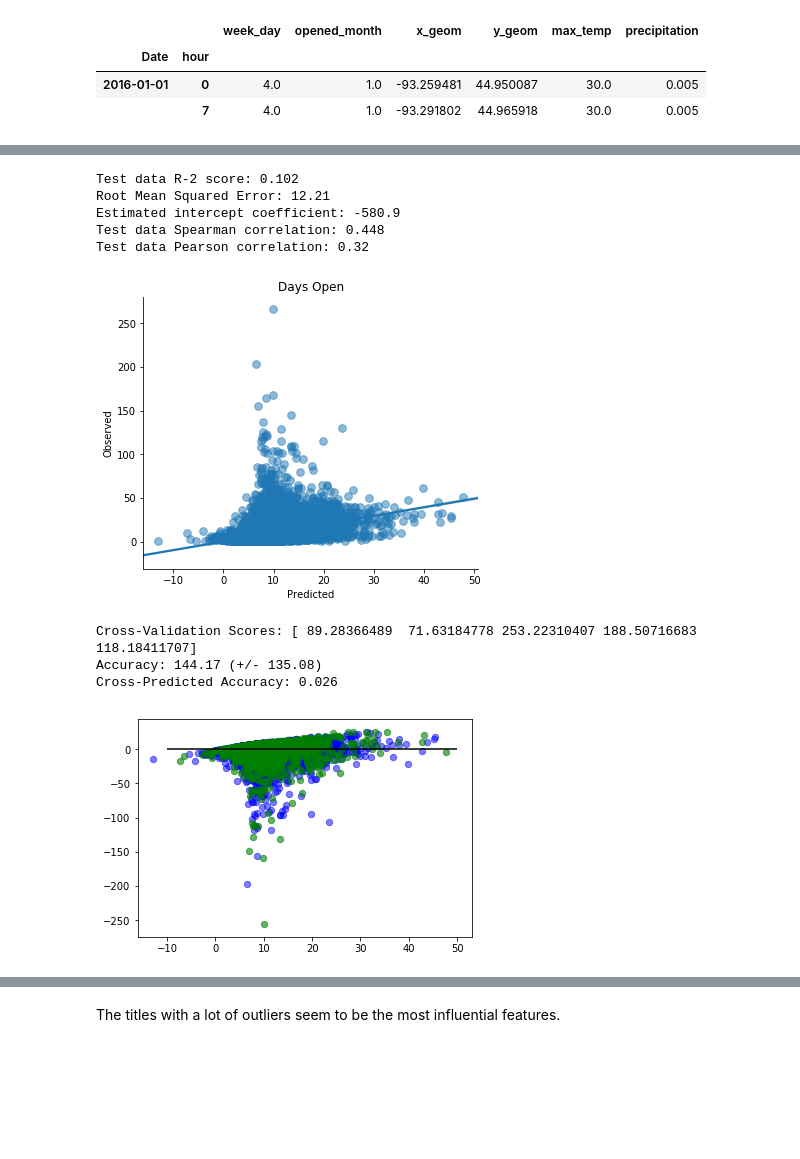
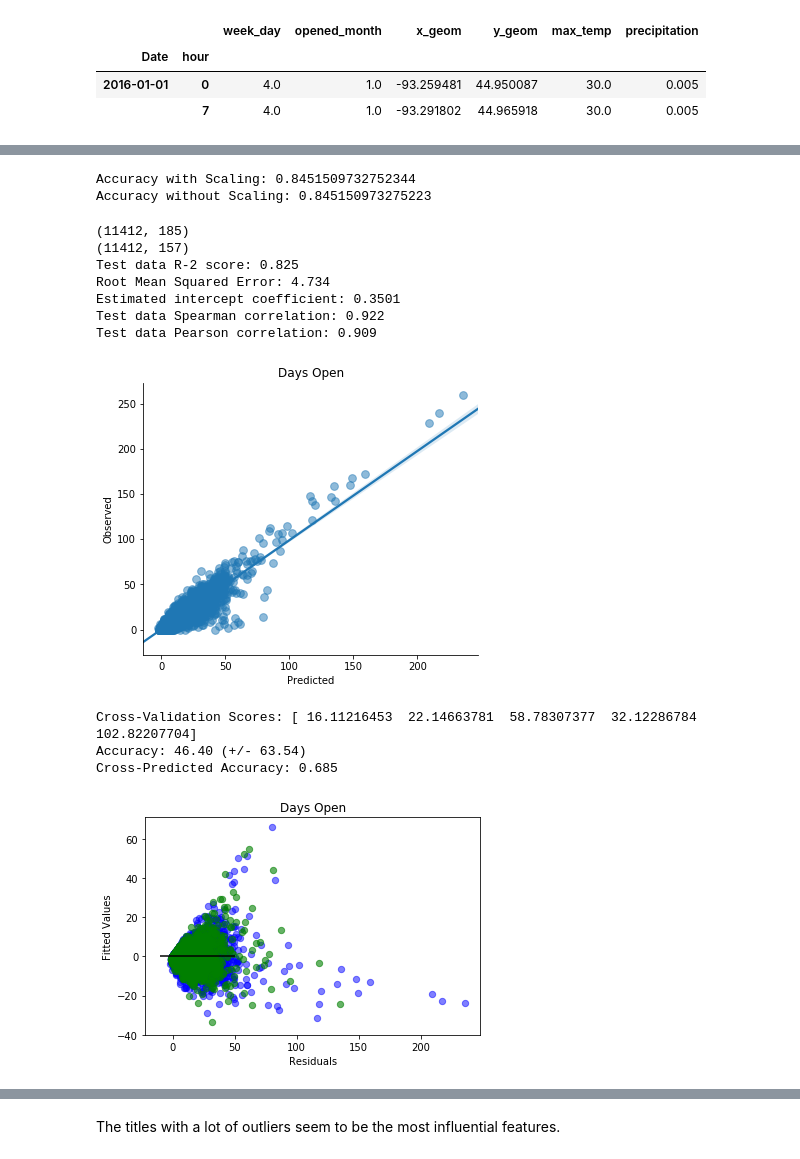
Before and after one commit to lwdee/Springboard, a Jupyter notebook: Capstone/Capstone_1_Machine_Learning.ipynb, the cells around one changed output, grey strips where cells are left out. Cells and saved outputs as stored; diff of their text form; code cells hidden in the pictures; blank space fills up the shorter version.

```diff
--- a/Capstone/Capstone_1_Machine_Learning.ipynb
+++ b/Capstone/Capstone_1_Machine_Learning.ipynb
@@ -197,7 +231,7 @@ X_titles_hr.head(3)
 y = df[['Date', 'hour', 'days_open']]
 
 # aggregate by day and by HOUR
-y = y.groupby(['Date', 'hour']).mean()
+y = y.groupby(['Date', 'hour']).sum()
 
 # View
 print(len(y))
@@ -289,6 +329,13 @@ def LinRegEval(X, y):
     plt.scatter(predicted_train, predicted_train - y_train, c='b', s=40, alpha=.5)
     plt.scatter(predicted_test, predicted_test - y_test, c='g', s=40, alpha=.6)
     plt.hlines(y=0, xmin=-10, xmax=50)
+
+    plt.xlabel("Residuals")
+    plt.ylabel("Fitted Values")
+    plt.title("Days Open")
+    ax.spines['top'].set_visible(False)
+    ax.spines['right'].set_visible(False)
+    plt.show()
 # %%
 # Apply linear regression to titles data
 LinRegEval(X_titles_hr, y)
@@ -443,7 +442,7 @@ Cross-Predicted Accuracy: -0.023
 # %%
 df_nums = df_closed[['Date', 'hour', 'week_day', 'opened_month', 'x_geom', 'y_geom', 'max_temp',
                      'precipitation']]
-X_nums_hr = df_nums.groupby(['Date', 'hour']).mean().astype('float64')
+X_nums_hr = df_nums.groupby(['Date', 'hour']).sum().astype('float64')
 
 #.agg({'x_geom':'mode', 'y_geom':'mode', 'max_temp':'mean', 'min_temp':'mean',
 #    'precipitation':'mean', 'snow_depth':'mean'})
@@ -460,7 +459,15 @@ X_nums_hr.head(2)
 # %%
 # Create df with all numerical features and titles
 
-X_all = pd.concat([X_titles_hr, X_nums_hr], axis=1, join='outer')
+X_all = pd.concat([X_titles_hr, X_nums_hr, X_hood], axis=1, join='outer')
+#Test data R-2 score: 0.828
+#Root Mean Squared Error: 4.683
+#Cross-Predicted Accuracy: 0.687
+
+#X_all = pd.concat([X_titles_hr, X_nums_hr], axis=1, join='outer')
+#Test data R-2 score: 0.823
+#Root Mean Squared Error: 4.754
+#Cross-Predicted Accuracy: 0.686
 
 # Use the hour column as a feature
 X_all = X_all.reset_index(level=['hour'])
@@ -486,0 +518,23 @@ Cross-Predicted Accuracy: 0.025
+# %%
+# Setup the pipeline steps: steps
+steps = [('scaler', StandardScaler()),  #with_mean=False
+        ('lm', LinearRegression())]
+
+# Create the pipeline: pipeline
+pipeline = Pipeline(steps)
+
+# Create train and test sets
+X_train, X_test, y_train, y_test = train_test_split(X_all, y, test_size = 0.3, random_state=42)
+
+# Fit the pipeline to the training set: knn_scaled
+lm_scaled = pipeline.fit(X_train, y_train)
+
+# Instantiate and fit a k-NN classifier to the unscaled data
+lm_unscaled = LinearRegression().fit(X_train, y_train)
+
+# Compute and print metrics
+print('Accuracy with Scaling: {}'.format(lm_scaled.score(X_test, y_test)))
+print('Accuracy without Scaling: {}'.format(lm_unscaled.score(X_test, y_test)))
+# %% [output]
+Accuracy with Scaling: 0.8451509732752344
+Accuracy without Scaling: 0.845150973275223
@@ -487,20 +602,24 @@ Cross-Predicted Accuracy: 0.025
 # %%
 # Select best 30 features
-X_all_hr_new = SelectKBest(f_regression, k=60).fit_transform(X_all, y['days_open'])
+X_all_hr_new = SelectPercentile(f_regression, percentile=85).fit_transform(X_all, y['days_open'])
+print(X_all.shape)
+print(X_all_hr_new.shape)
 
 # Apply linear regression to all features
 LinRegEval(X_all_hr_new, y)
 # %% [output]
-Test data R-2 score: 0.102
-Root Mean Squared Error: 12.21
-Estimated intercept coefficient: -580.9
-Test data Spearman correlation: 0.448
-Test data Pearson correlation: 0.32
+(11412, 185)
+(11412, 157)
+Test data R-2 score: 0.825
+Root Mean Squared Error: 4.734
+Estimated intercept coefficient: 0.3501
+Test data Spearman correlation: 0.922
+Test data Pearson correlation: 0.909
-[figure, old version]
+[figure, new version]
-Cross-Validation Scores: [ 89.28366489  71.63184778 253.22310407 188.50716683 118.18411707]
-Accuracy: 144.17 (+/- 135.08)
-Cross-Predicted Accuracy: 0.026
+Cross-Validation Scores: [ 16.11216453  22.14663781  58.78307377  32.12286784 102.82207704]
+Accuracy: 46.40 (+/- 63.54)
+Cross-Predicted Accuracy: 0.685
-[figure, old version]
+[figure, new version]
 # %%
 # Create training and test sets
 X_train, X_test, y_train, y_test = train_test_split(X_all, y, test_size = .3, random_state=42)
```
Also changed, not shown: parts of 39 cells of this notebook.
